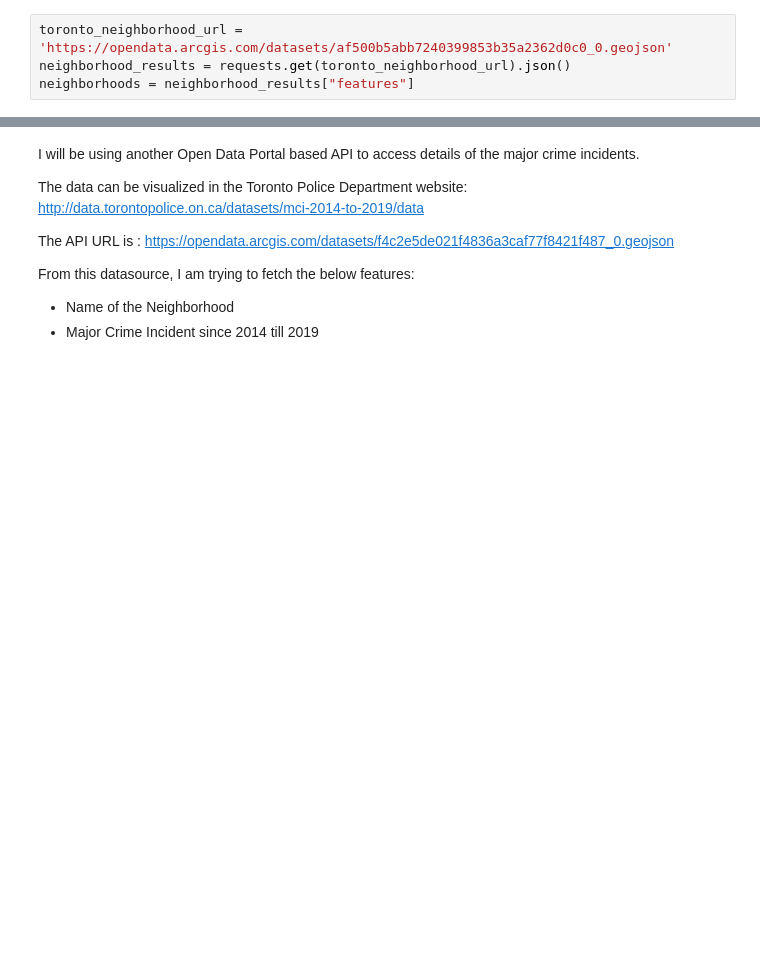
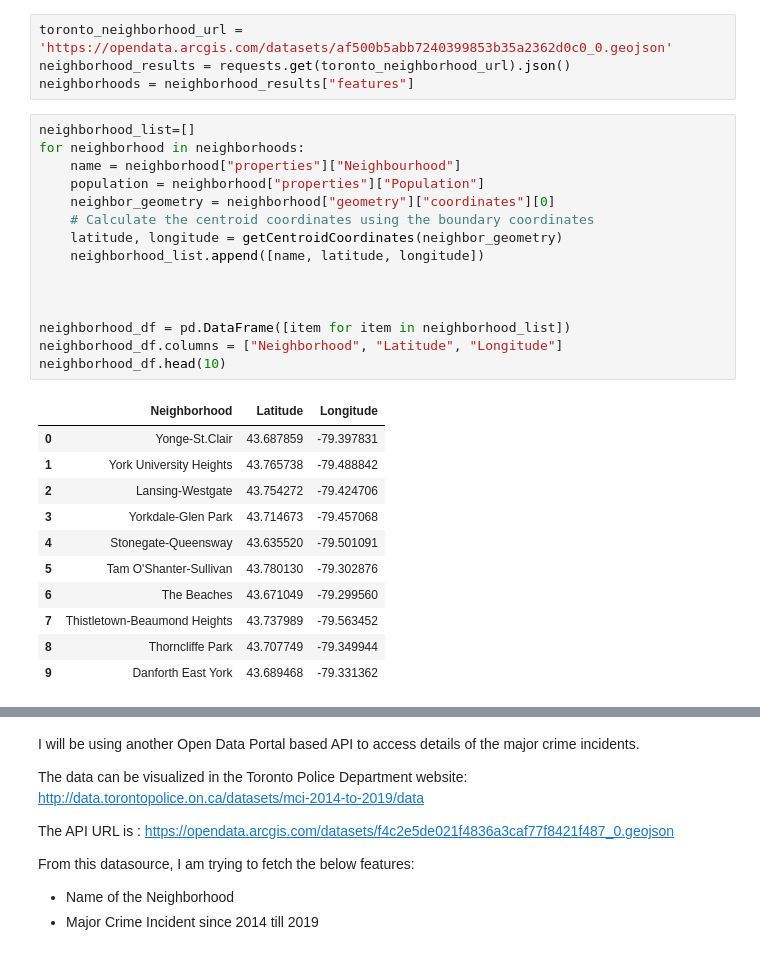
Before and after one commit to bitunsen/Coursera_Capstone, a Jupyter notebook: NeighborhoodRecommendationNotebook.ipynb, the cells around one changed output, grey strips where cells are left out. Saved outputs shown, nothing was run; the diff lists cells and outputs as text; blank space fills up the shorter version.

```diff
--- a/NeighborhoodRecommendationNotebook.ipynb
+++ b/NeighborhoodRecommendationNotebook.ipynb
@@ -110,3 +121,30 @@ From this datasource, I am trying to fetch the below features:
 toronto_neighborhood_url = 'https://opendata.arcgis.com/datasets/af500b5abb7240399853b35a2362d0c0_0.geojson'
 neighborhood_results = requests.get(toronto_neighborhood_url).json()
 neighborhoods = neighborhood_results["features"]
+# %%
+neighborhood_list=[]
+for neighborhood in neighborhoods:
+    name = neighborhood["properties"]["Neighbourhood"]
+    population = neighborhood["properties"]["Population"]
+    neighbor_geometry = neighborhood["geometry"]["coordinates"][0]
+    # Calculate the centroid coordinates using the boundary coordinates
+    latitude, longitude = getCentroidCoordinates(neighbor_geometry)
+    neighborhood_list.append([name, latitude, longitude])
+
+
+
+neighborhood_df = pd.DataFrame([item for item in neighborhood_list])
+neighborhood_df.columns = ["Neighborhood", "Latitude", "Longitude"]
+neighborhood_df.head(10)
+# %% [output]
+|  | Neighborhood | Latitude | Longitude |
+| 0 | Yonge-St.Clair | 43.687859 | -79.397831 |
+| 1 | York University Heights | 43.765738 | -79.488842 |
+| 2 | Lansing-Westgate | 43.754272 | -79.424706 |
+| 3 | Yorkdale-Glen Park | 43.714673 | -79.457068 |
+| 4 | Stonegate-Queensway | 43.635520 | -79.501091 |
+| 5 | Tam O'Shanter-Sullivan | 43.780130 | -79.302876 |
+| 6 | The Beaches | 43.671049 | -79.299560 |
+| 7 | Thistletown-Beaumond Heights | 43.737989 | -79.563452 |
+| 8 | Thorncliffe Park | 43.707749 | -79.349944 |
+| 9 | Danforth East York | 43.689468 | -79.331362 |
```
Also changed, not shown: parts of 6 cells of this notebook.
